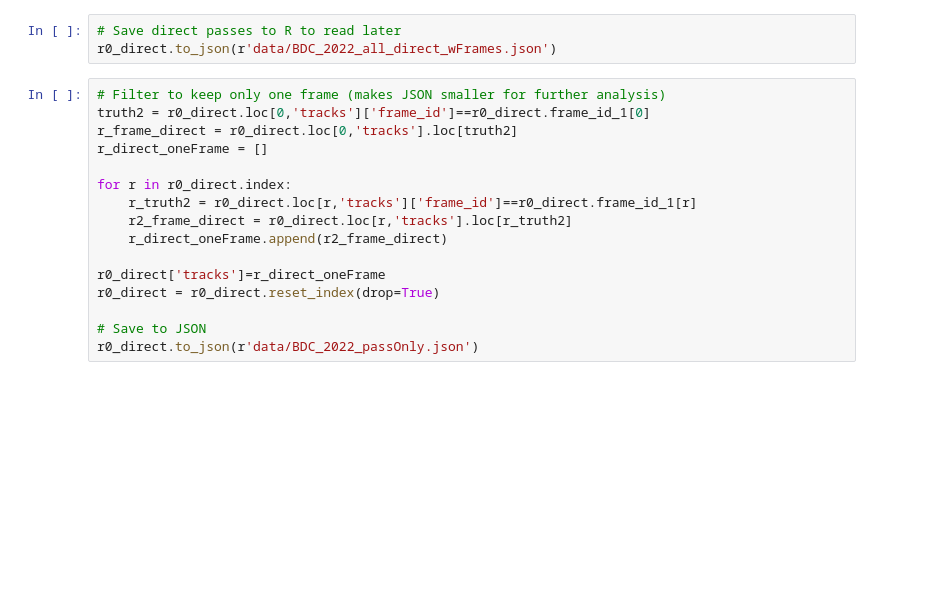
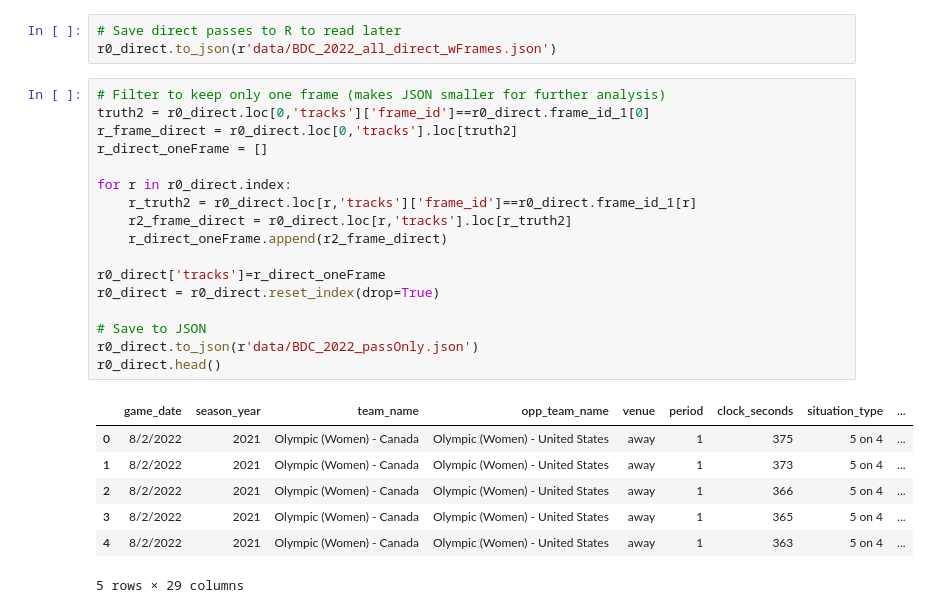
Before and after one commit to picagrad/Big-Data-Cup-2022, a Jupyter notebook: code/data_manipulation/Data_Clean.ipynb, the cells around one changed output. Saved outputs shown, nothing was run; the diff lists cells and outputs as text; blank space fills up the shorter version.

```diff
--- a/code/data_manipulation/Data_Clean.ipynb
+++ b/code/data_manipulation/Data_Clean.ipynb
@@ -259,16 +252,25 @@ r0_direct.to_json(r'data/BDC_2022_all_direct_wFrames.json')
 # %%
 # Filter to keep only one frame (makes JSON smaller for further analysis)
 truth2 = r0_direct.loc[0,'tracks']['frame_id']==r0_direct.frame_id_1[0]
 r_frame_direct = r0_direct.loc[0,'tracks'].loc[truth2]
 r_direct_oneFrame = []
 
 for r in r0_direct.index:
     r_truth2 = r0_direct.loc[r,'tracks']['frame_id']==r0_direct.frame_id_1[r]
     r2_frame_direct = r0_direct.loc[r,'tracks'].loc[r_truth2]
     r_direct_oneFrame.append(r2_frame_direct)
 
 r0_direct['tracks']=r_direct_oneFrame
 r0_direct = r0_direct.reset_index(drop=True)
 
 # Save to JSON
 r0_direct.to_json(r'data/BDC_2022_passOnly.json')
+r0_direct.head()
+# %% [output]
+|  | game_date | season_year | team_name | opp_team_name | venue | period | clock_seconds | situation_type | ... |
+| 0 | 8/2/2022 | 2021 | Olympic (Women) - Canada | Olympic (Women) - United States | away | 1 | 375 | 5 on 4 | ... |
+| 1 | 8/2/2022 | 2021 | Olympic (Women) - Canada | Olympic (Women) - United States | away | 1 | 373 | 5 on 4 | ... |
+| 2 | 8/2/2022 | 2021 | Olympic (Women) - Canada | Olympic (Women) - United States | away | 1 | 366 | 5 on 4 | ... |
+| 3 | 8/2/2022 | 2021 | Olympic (Women) - Canada | Olympic (Women) - United States | away | 1 | 365 | 5 on 4 | ... |
+| 4 | 8/2/2022 | 2021 | Olympic (Women) - Canada | Olympic (Women) - United States | away | 1 | 363 | 5 on 4 | ... |
+5 rows × 29 columns
```
Also changed, not shown: parts of 2 cells of this notebook.
